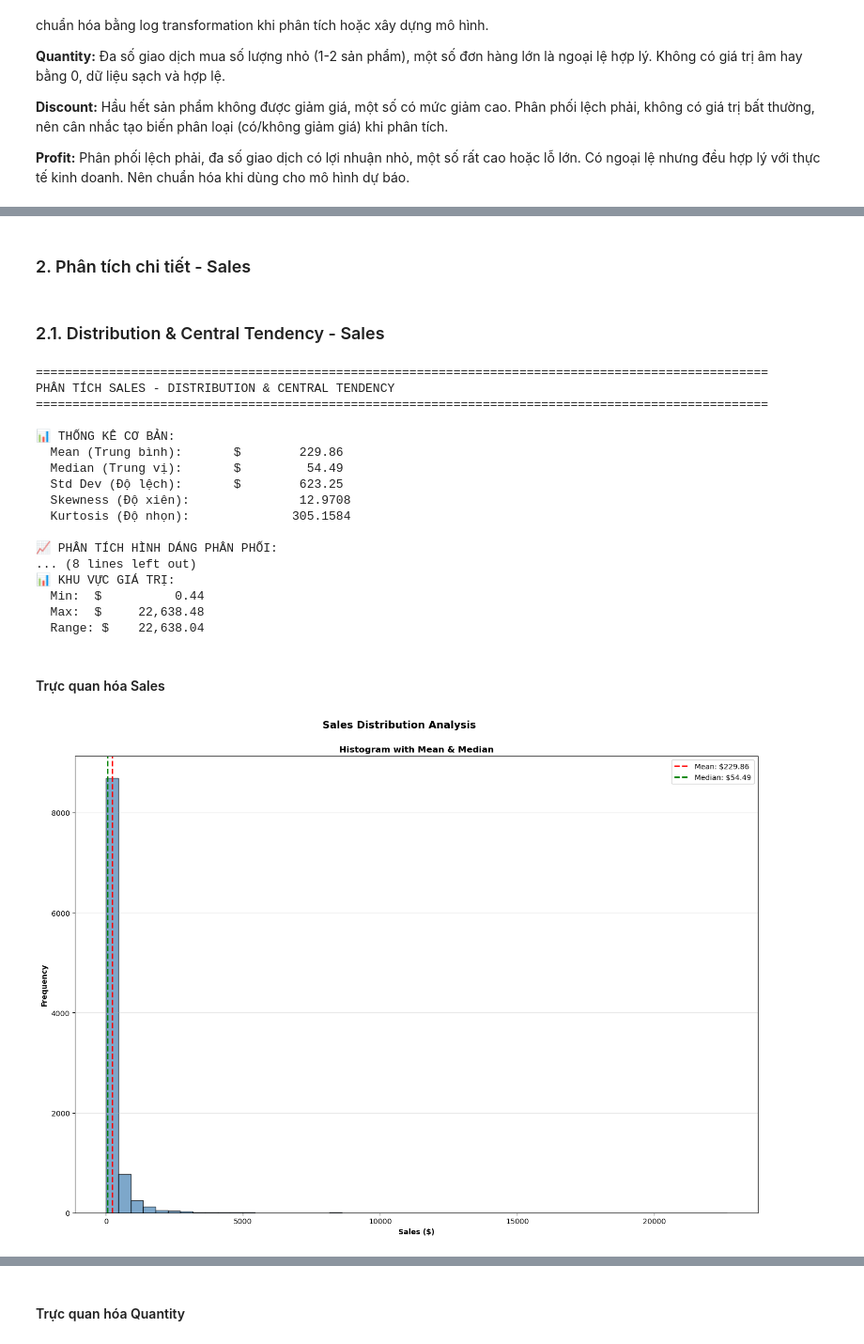
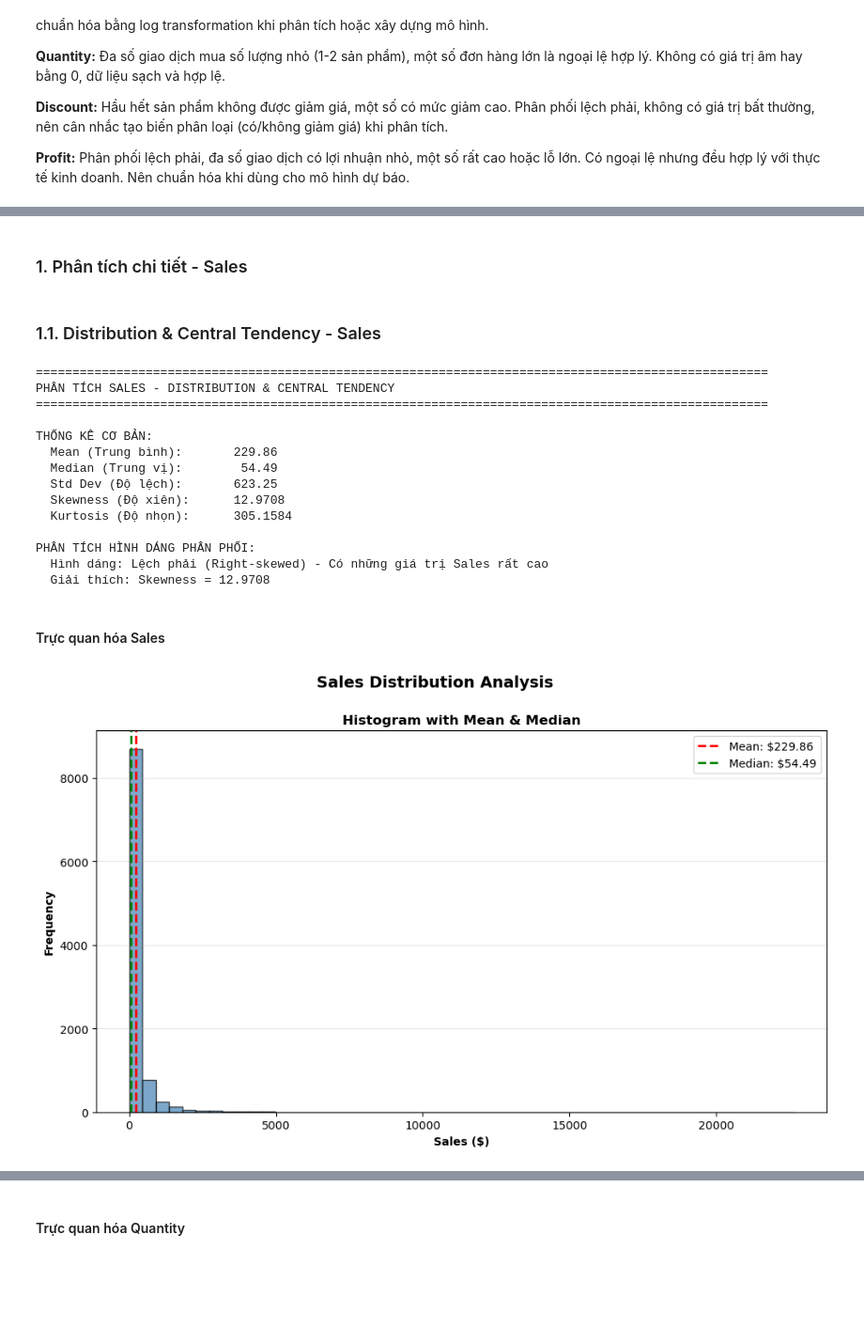
Before and after one commit to TThanhc/Superstore_Sales_Analysis, a Jupyter notebook: Data_CEPA.ipynb, the cells around one changed output, grey strips where cells are left out. Shown at 94% size. Saved outputs shown, nothing was run; the diff lists cells and outputs as text; code cells hidden in the pictures; blank space fills up the shorter version.

```diff
--- a/Data_CEPA.ipynb
+++ b/Data_CEPA.ipynb
@@ -628,7 +329,7 @@ print(f"\n  📌 TỔNG ĐÁNH GIÁ: Chất lượng dữ liệu Postal Code t
 # %% [markdown]
-### 2. Phân tích chi tiết - Sales
+### 1. Phân tích chi tiết - Sales
 # %% [markdown]
-### 2.1. Distribution & Central Tendency - Sales
+### 1.1. Distribution & Central Tendency - Sales
 # %%
 from scipy import stats
 
@@ -643,14 +344,14 @@ print("\n" + "=" * 100)
 print("PHÂN TÍCH SALES - DISTRIBUTION & CENTRAL TENDENCY")
 print("=" * 100)
 
-print(f"\n📊 THỐNG KÊ CƠ BẢN:")
-print(f"  Mean (Trung bình):       ${mean_sales:>14,.2f}")
-print(f"  Median (Trung vị):       ${median_sales:>14,.2f}")
-print(f"  Std Dev (Độ lệch):       ${std_sales:>14,.2f}")
-print(f"  Skewness (Độ xiên):      {skewness_sales:>16.4f}")
-print(f"  Kurtosis (Độ nhọn):      {kurtosis_sales:>16.4f}")
+print(f"\nTHỐNG KÊ CƠ BẢN:")
+print(f"  Mean (Trung bình):       {mean_sales:>6,.2f}")
+print(f"  Median (Trung vị):       {median_sales:>6,.2f}")
+print(f"  Std Dev (Độ lệch):       {std_sales:>6,.2f}")
+print(f"  Skewness (Độ xiên):      {skewness_sales:>6.4f}")
+print(f"  Kurtosis (Độ nhọn):      {kurtosis_sales:>6.4f}")
 
-print(f"\n📈 PHÂN TÍCH HÌNH DÁNG PHÂN PHỐI:")
+print(f"\nPHÂN TÍCH HÌNH DÁNG PHÂN PHỐI:")
 if abs(skewness_sales) < 0.5:
     shape = "Gần đối xứng (Symmetric)"
 elif skewness_sales > 0:
@@ -659,65 +360,44 @@ else:
     shape = "Lệch trái (Left-skewed) - Có những giá trị Sales rất thấp"
 print(f"  Hình dáng: {shape}")
 print(f"  Giải thích: Skewness = {skewness_sales:.4f}")
-
-print(f"\n💡 TRUNG BÌNH vs TRUNG VỊ:")
-if mean_sales > median_sales:
-    print(f"  Mean ({mean_sales:.2f}) > Median ({median_sales:.2f})")
-    print(f"  → Phân phối lệch phải, có giá trị outliers cao kéo trung bình tăng")
-    print(f"  → Trong trường hợp này, MEDIAN phản ánh tốt hơn giá trị 'điển hình'")
-elif mean_sales < median_sales:
-    print(f"  Mean ({mean_sales:.2f}) < Median ({median_sales:.2f})")
-    print(f"  → Phân phối lệch trái, có giá trị outliers thấp kéo trung bình giảm")
-    print(f"  → Trong trường hợp này, MEDIAN phản ánh tốt hơn giá trị 'điển hình'")
-else:
-    print(f"  Mean ≈ Median = {mean_sales:.2f}")
-    print(f"  → Phân phối gần đối xứng, cả hai đều đại diện tốt")
-
-print(f"\n📊 KHU VỰC GIÁ TRỊ:")
-print(f"  Min:  ${data['Sales'].min():>14,.2f}")
-print(f"  Max:  ${data['Sales'].max():>14,.2f}")
-print(f"  Range: ${data['Sales'].max() - data['Sales'].min():>13,.2f}")
 # %% [output]
 ====================================================================================================
 PHÂN TÍCH SALES - DISTRIBUTION & CENTRAL TENDENCY
 ====================================================================================================
 
-📊 THỐNG KÊ CƠ BẢN:
-  Mean (Trung bình):       $        229.86
-  Median (Trung vị):       $         54.49
-  Std Dev (Độ lệch):       $        623.25
-  Skewness (Độ xiên):               12.9708
-  Kurtosis (Độ nhọn):              305.1584
+THỐNG KÊ CƠ BẢN:
+  Mean (Trung bình):       229.86
+  Median (Trung vị):        54.49
+  Std Dev (Độ lệch):       623.25
+  Skewness (Độ xiên):      12.9708
+  Kurtosis (Độ nhọn):      305.1584
 
-📈 PHÂN TÍCH HÌNH DÁNG PHÂN PHỐI:
-... (8 lines left out)
-📊 KHU VỰC GIÁ TRỊ:
-  Min:  $          0.44
-  Max:  $     22,638.48
-  Range: $    22,638.04
+PHÂN TÍCH HÌNH DÁNG PHÂN PHỐI:
+  Hình dáng: Lệch phải (Right-skewed) - Có những giá trị Sales rất cao
+  Giải thích: Skewness = 12.9708
 # %% [markdown]
 #### Trực quan hóa Sales
 # %%
 import matplotlib.pyplot as plt
 import seaborn as sns
 import numpy as np
 
-fig, axes = plt.subplots(1, 1, figsize=(14, 10))
+fig, axes = plt.subplots(1, 1, figsize=(10, 6))
 fig.suptitle('Sales Distribution Analysis', fontsize=14, fontweight='bold', y=1.00)
 
 # 1. Histogram with mean/median
 axes.hist(data['Sales'], bins=50, color='steelblue', edgecolor='black', alpha=0.7)
 axes.axvline(mean_sales, color='red', linestyle='--', linewidth=2, label=f'Mean: ${mean_sales:.2f}')
 axes.axvline(median_sales, color='green', linestyle='--', linewidth=2, label=f'Median: ${median_sales:.2f}')
 axes.set_xlabel('Sales ($)', fontweight='bold')
 axes.set_ylabel('Frequency', fontweight='bold')
 axes.set_title('Histogram with Mean & Median', fontweight='bold')
 axes.legend()
 axes.grid(axis='y', alpha=0.3)
 
 plt.tight_layout()
 plt.show()
 # %% [output]
-[figure, old version]
+[figure, new version]
 # %% [markdown]
 ➡️ **Nhận xét**:
```
Also changed, not shown: parts of 59 cells of this notebook.
